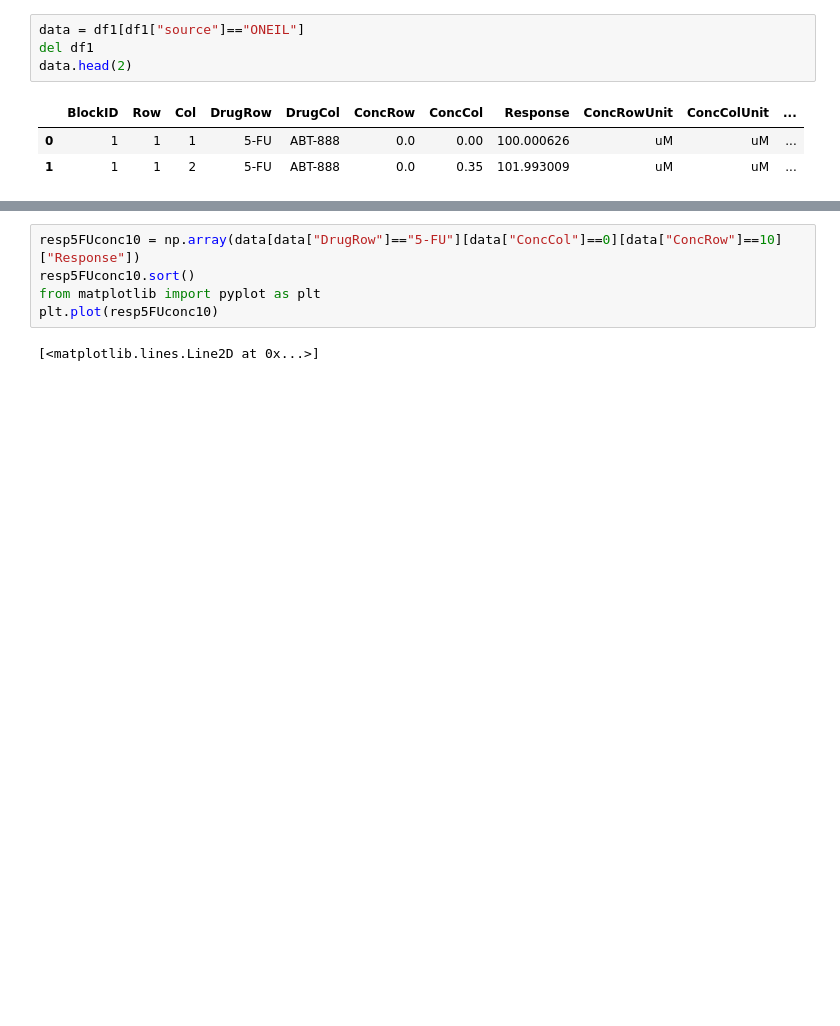
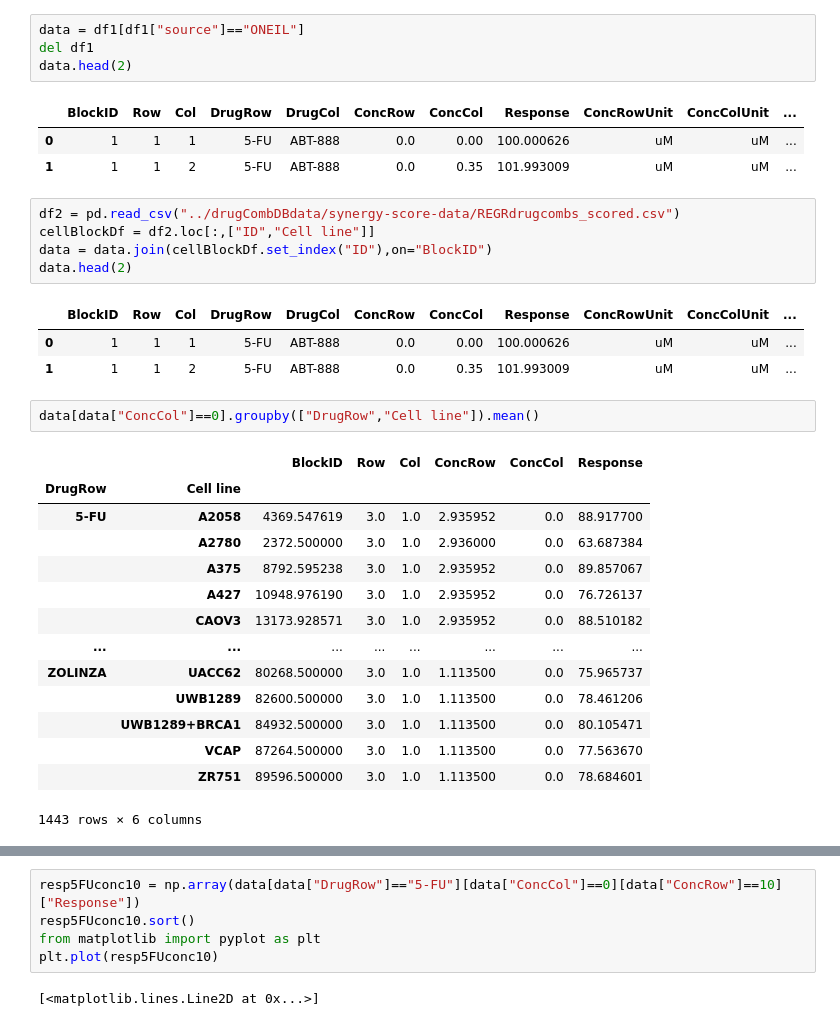
Before and after one commit to stefanhuber1510/marbleProject, a Jupyter notebook: scoring/reconstructGlobalClassifier.ipynb, the cells around one changed output, grey strips where cells are left out. Drawn from its saved outputs; the diff is of its cells as text; blank space fills up the shorter version.

```diff
--- a/scoring/reconstructGlobalClassifier.ipynb
+++ b/scoring/reconstructGlobalClassifier.ipynb
@@ -19,6 +19,32 @@ data.head(2)
 |  | BlockID | Row | Col | DrugRow | DrugCol | ConcRow | ConcCol | Response | ConcRowUnit | ConcColUnit | ... |
 | 0 | 1 | 1 | 1 | 5-FU | ABT-888 | 0.0 | 0.00 | 100.000626 | uM | uM | ... |
 | 1 | 1 | 1 | 2 | 5-FU | ABT-888 | 0.0 | 0.35 | 101.993009 | uM | uM | ... |
+# %%
+df2 = pd.read_csv("../drugCombDBdata/synergy-score-data/REGRdrugcombs_scored.csv")
+cellBlockDf = df2.loc[:,["ID","Cell line"]]
+data = data.join(cellBlockDf.set_index("ID"),on="BlockID")
+data.head(2)
+# %% [output]
+|  | BlockID | Row | Col | DrugRow | DrugCol | ConcRow | ConcCol | Response | ConcRowUnit | ConcColUnit | ... |
+| 0 | 1 | 1 | 1 | 5-FU | ABT-888 | 0.0 | 0.00 | 100.000626 | uM | uM | ... |
+| 1 | 1 | 1 | 2 | 5-FU | ABT-888 | 0.0 | 0.35 | 101.993009 | uM | uM | ... |
+# %%
+data[data["ConcCol"]==0].groupby(["DrugRow","Cell line"]).mean()
+# %% [output]
+|  |  | BlockID | Row | Col | ConcRow | ConcCol | Response |
+| DrugRow | Cell line |  |  |  |  |  |  |
+| 5-FU | A2058 | 4369.547619 | 3.0 | 1.0 | 2.935952 | 0.0 | 88.917700 |
+|  | A2780 | 2372.500000 | 3.0 | 1.0 | 2.936000 | 0.0 | 63.687384 |
+|  | A375 | 8792.595238 | 3.0 | 1.0 | 2.935952 | 0.0 | 89.857067 |
+|  | A427 | 10948.976190 | 3.0 | 1.0 | 2.935952 | 0.0 | 76.726137 |
+|  | CAOV3 | 13173.928571 | 3.0 | 1.0 | 2.935952 | 0.0 | 88.510182 |
+| ... | ... | ... | ... | ... | ... | ... | ... |
+| ZOLINZA | UACC62 | 80268.500000 | 3.0 | 1.0 | 1.113500 | 0.0 | 75.965737 |
+|  | UWB1289 | 82600.500000 | 3.0 | 1.0 | 1.113500 | 0.0 | 78.461206 |
+|  | UWB1289+BRCA1 | 84932.500000 | 3.0 | 1.0 | 1.113500 | 0.0 | 80.105471 |
+|  | VCAP | 87264.500000 | 3.0 | 1.0 | 1.113500 | 0.0 | 77.563670 |
+|  | ZR751 | 89596.500000 | 3.0 | 1.0 | 1.113500 | 0.0 | 78.684601 |
+1443 rows × 6 columns
 # %%
 data[data["DrugRow"]=="5-FU"][data["ConcCol"]==0][data["ConcRow"]==10]
 # %% [output]
```
Also changed, not shown: parts of 2 cells of this notebook.
